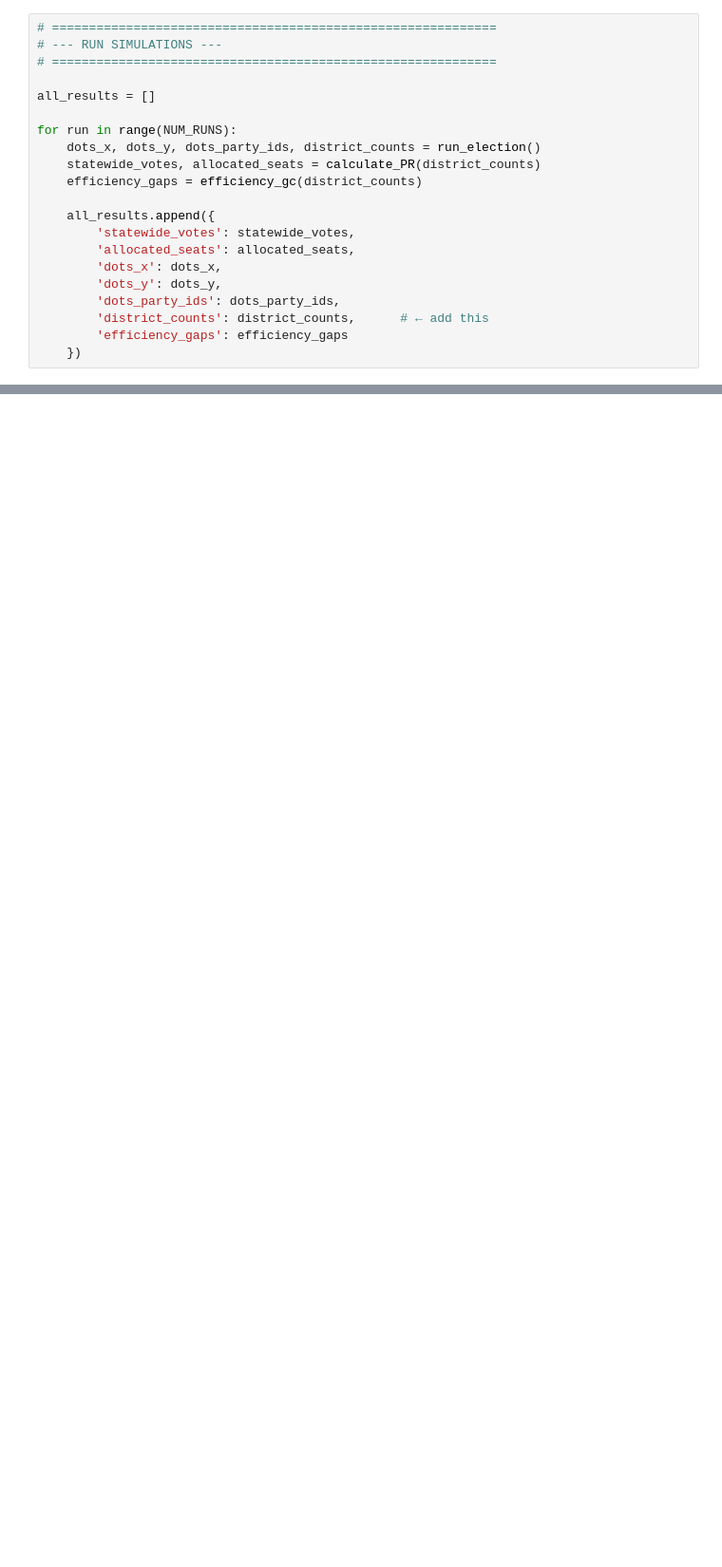
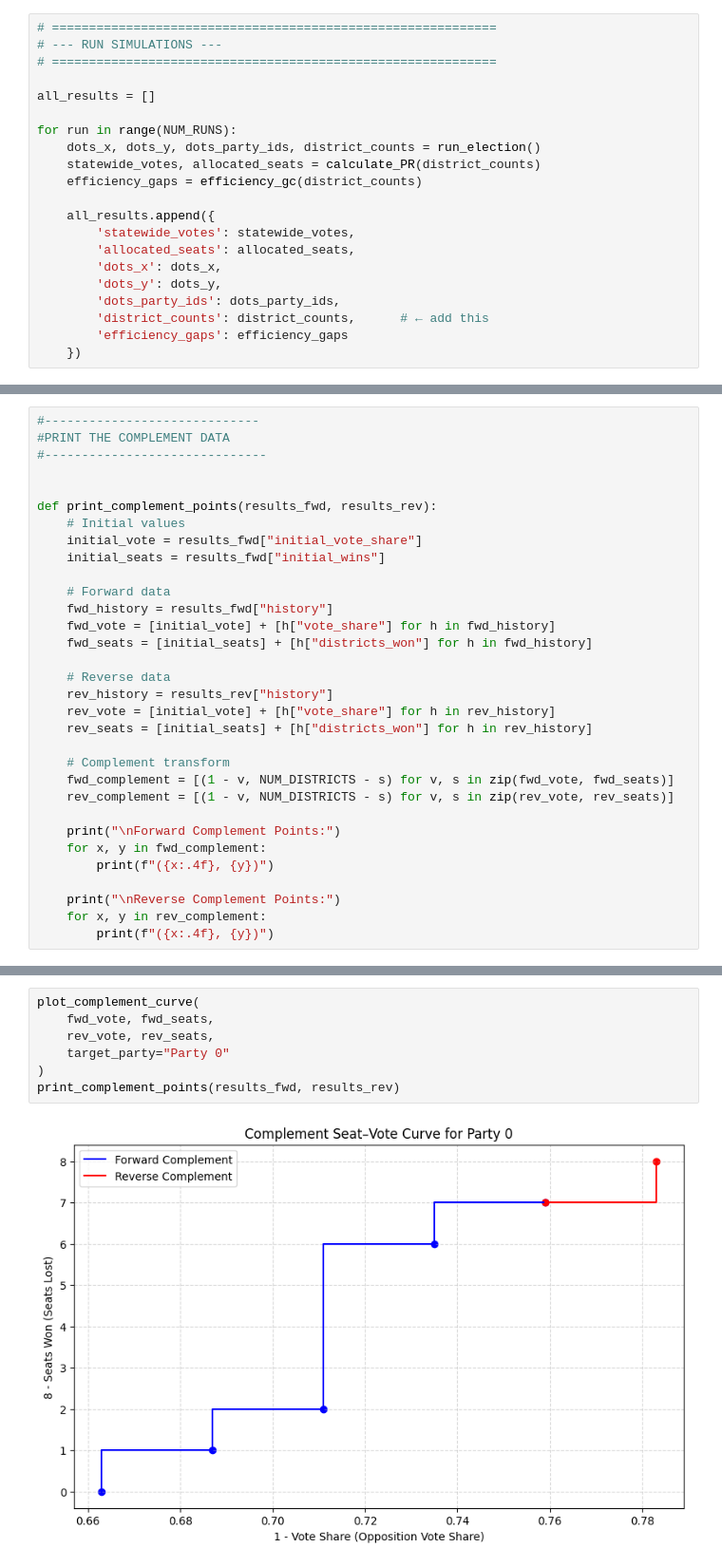
Before and after one commit to CarlLienert/SeniorCapstone, a Jupyter notebook: NewSim.ipynb, the cells around one changed output, grey strips where cells are left out. Shown at 95% size. Drawn from its saved outputs; the diff is of its cells as text; blank space fills up the shorter version.

```diff
--- a/NewSim.ipynb
+++ b/NewSim.ipynb
@@ -202,3 +582,35 @@ for run in range(NUM_RUNS):
+# %%
+#-----------------------------
+#PRINT THE COMPLEMENT DATA
+#------------------------------
+
+
+def print_complement_points(results_fwd, results_rev):
+    # Initial values
+    initial_vote = results_fwd["initial_vote_share"]
+    initial_seats = results_fwd["initial_wins"]
+
+    # Forward data
+    fwd_history = results_fwd["history"]
+    fwd_vote = [initial_vote] + [h["vote_share"] for h in fwd_history]
+    fwd_seats = [initial_seats] + [h["districts_won"] for h in fwd_history]
+
+    # Reverse data
+    rev_history = results_rev["history"]
+    rev_vote = [initial_vote] + [h["vote_share"] for h in rev_history]
+    rev_seats = [initial_seats] + [h["districts_won"] for h in rev_history]
+
+    # Complement transform
+    fwd_complement = [(1 - v, NUM_DISTRICTS - s) for v, s in zip(fwd_vote, fwd_seats)]
+    rev_complement = [(1 - v, NUM_DISTRICTS - s) for v, s in zip(rev_vote, rev_seats)]
+
+    print("\nForward Complement Points:")
+    for x, y in fwd_complement:
+        print(f"({x:.4f}, {y})")
+
+    print("\nReverse Complement Points:")
+    for x, y in rev_complement:
+        print(f"({x:.4f}, {y})")
 # %%
 # ============================================================
 # ---  visualize one run ---
@@ -297,0 +736,9 @@ plt.show()
+# %%
+plot_complement_curve(
+    fwd_vote, fwd_seats,
+    rev_vote, rev_seats,
+    target_party="Party 0"
+)
+print_complement_points(results_fwd, results_rev)
+# %% [output]
+[figure, added]
```
Also changed, not shown: parts of 12 cells of this notebook, 1 other file.
